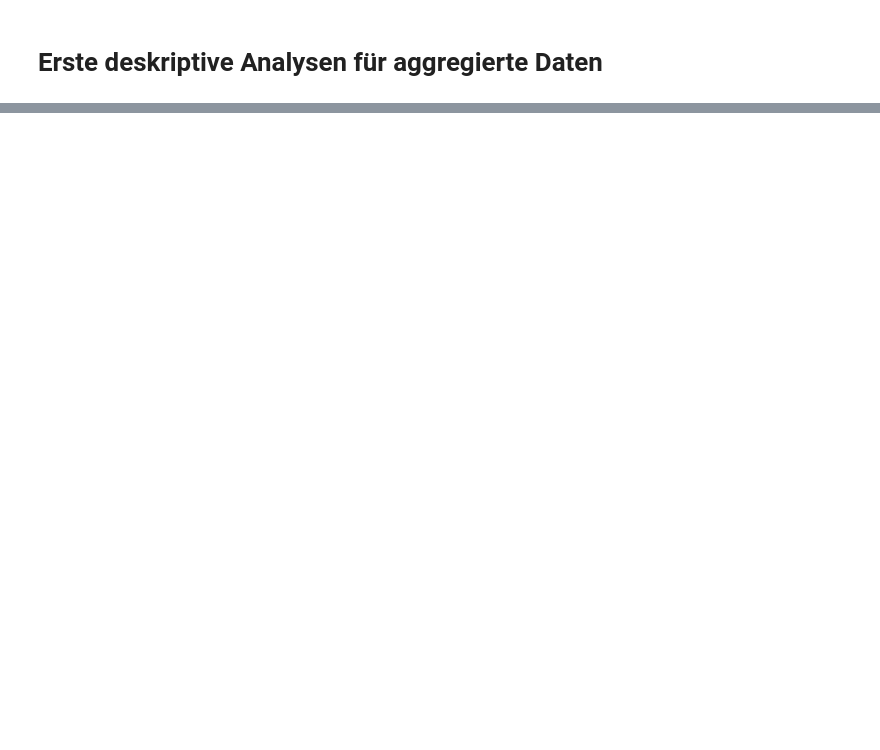
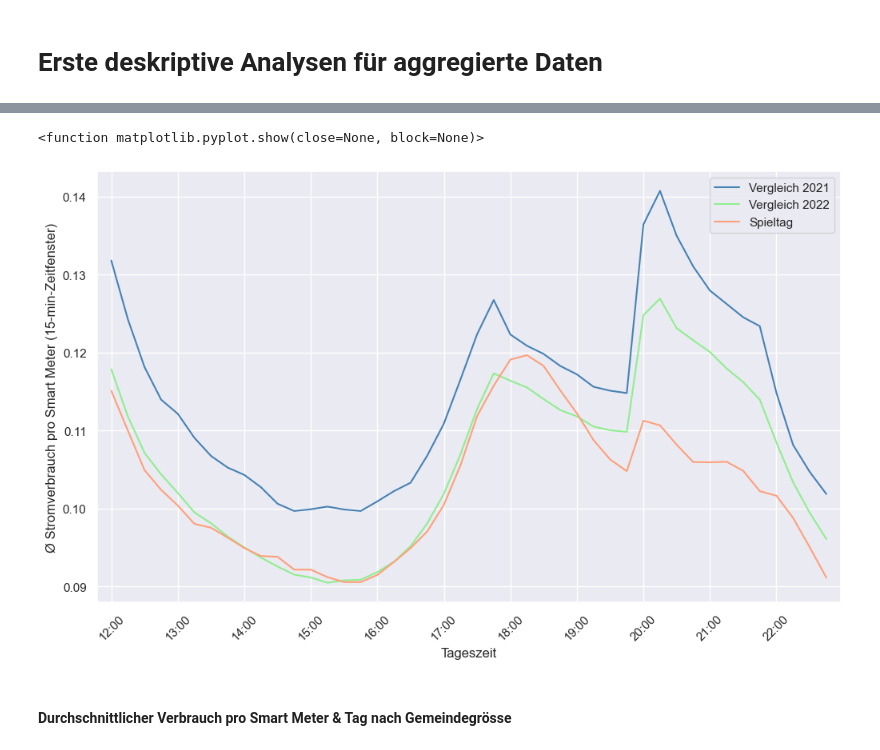
Before and after one commit to axpogroup/ckw-opendata, a Jupyter notebook: ckw.ch/Descriptives Agg.ipynb, the cells around one changed output, grey strips where cells are left out. Drawn from its saved outputs; the diff is of its cells as text; code cells hidden in the pictures; blank space fills up the shorter version.

```diff
--- a/ckw.ch/Descriptives Agg.ipynb
+++ b/ckw.ch/Descriptives Agg.ipynb
@@ -429,0 +317,41 @@ plt.show()
+# %%
+ # Hinzufügen Wochentag
+
+df_data['weekday']= df_data['date'].dt.day_name()
+gamedate = datetime.datetime(2022, 5, 22) # Datum Nazi-Spiel
+weekday = gamedate.strftime('%A') # Wochentag Nazi-Spiel
+# %%
+# Spalte mit Vergleichstagen für Analyse
+
+df_data.loc[(df_data['month'] == gamedate.month) & (df_data['weekday'] ==  weekday) & (df_data['date']!= gamedate) & (df_data['year']==2022) , 'game'] = 'Vergleich 2022' # Markierung gleiche Wochentage im gleichen Monat 2022
+df_data.loc[(df_data['month'] == gamedate.month) & (df_data['weekday'] ==  weekday) &  (df_data['year']==2021), 'game'] = 'Vergleich 2021' # Markeitung gleiche Wochentage im gleichen Monat im 2021
+df_data.loc[(df_data['date'] == gamedate) , 'game'] = 'Spieltag' # Markierung Datum Nazi-Spiel
+# %%
+time_range = (df_data['timestamp'].dt.hour >= 12) & (df_data['timestamp'].dt.hour <= 22) # Definition Zeitspanne für Visualisierung
+df_game = df_data.loc[time_range] # Datenset-Ausschnitt basierend auf Zeitspanne
+# %%
+df_game=df_game.pivot_table(values="kwh_persmdt", index="timestamp", columns="game") # Pivot-Tabelle mit durchschnittlichem Verbrauch pro Zeitfenster und Spieltag / Vergleichstage
+
+fig, ax = plt.subplots(figsize = (12,7)) # Grafik-Grösse
+
+ax.plot(df_game.index, df_game['Vergleich 2021'], color = 'steelblue', label='Vergleich 2021')
+ax.plot(df_game.index, df_game['Vergleich 2022'], color = 'lightgreen', label='Vergleich 2022')
+ax.plot(df_game.index, df_game['Spieltag'], color = 'lightsalmon', label='Spieltag')
+
+
+plt.xlabel("Tageszeit") # X-Label
+plt.ylabel("Ø Stromverbrauch pro Smart Meter (15-min-Zeitfenster)") # Y-Label
+
+ax.xaxis.set_major_locator(md.MinuteLocator(byminute = [0, 60])) # Abstand X-Tick-Labels
+ax.xaxis.set_major_formatter(md.DateFormatter('%H:%M')) # Format X-Tick-Labels
+plt.setp(ax.xaxis.get_majorticklabels(), rotation = 45) # Rotation X-Tick-Labels
+
+plt.margins(x=0.02) # Anpassen Seitenrand
+ax.legend() # Hinzufügen Legende
+
+plt.show
+# %% [output]
+<function matplotlib.pyplot.show(close=None, block=None)>
+[figure, added]
+# %% [markdown]
+#### Durchschnittlicher Verbrauch pro Smart Meter & Tag nach Gemeindegrösse
```
Also changed, not shown: parts of 87 cells of this notebook.
